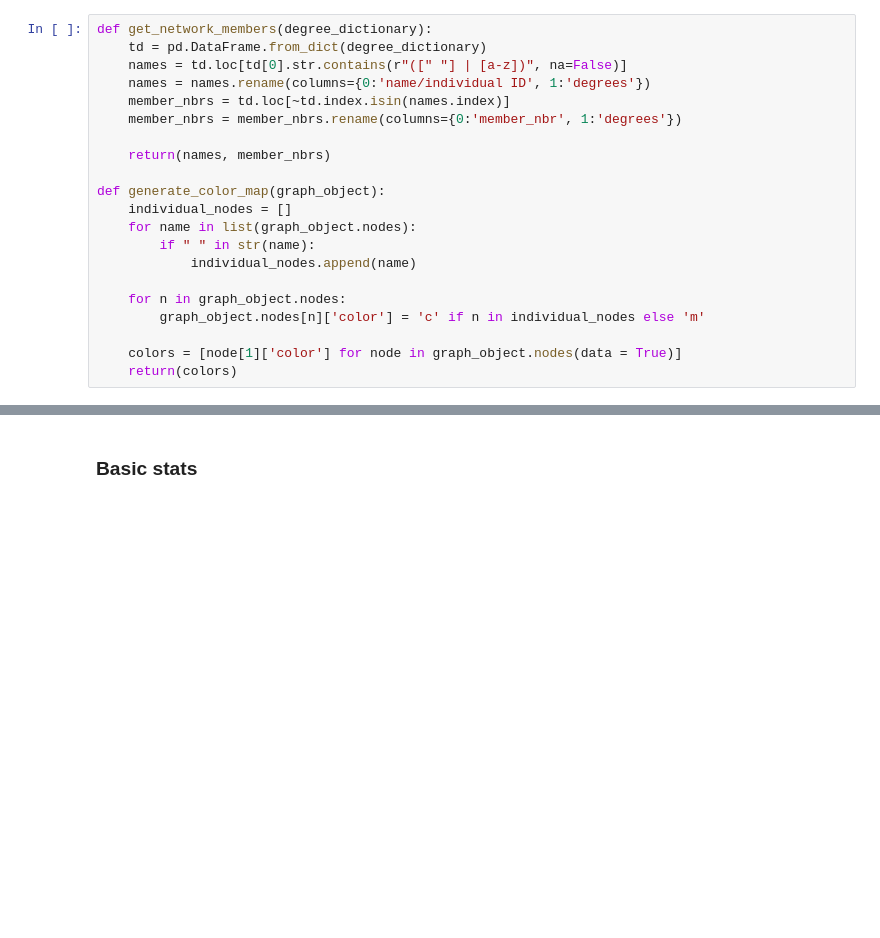
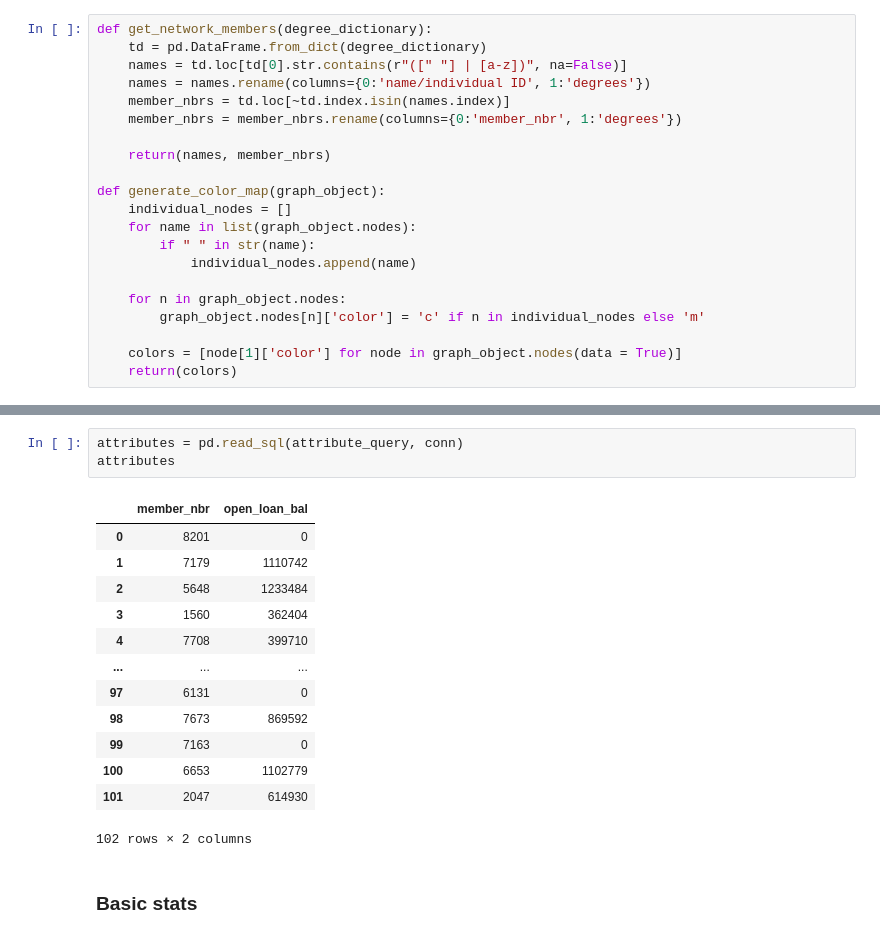
Before and after one commit to w-schw/CU-member-networks, a Jupyter notebook: Member network development.ipynb, the cells around one changed output, grey strips where cells are left out. Cells and saved outputs as stored; diff of their text form; blank space fills up the shorter version.

```diff
--- a/Member network development.ipynb
+++ b/Member network development.ipynb
@@ -80,3 +91,20 @@ d
+# %%
+attributes = pd.read_sql(attribute_query, conn)
+attributes
+# %% [output]
+|  | member_nbr | open_loan_bal |
+| 0 | 8201 | 0 |
+| 1 | 7179 | 1110742 |
+| 2 | 5648 | 1233484 |
+| 3 | 1560 | 362404 |
+| 4 | 7708 | 399710 |
+| ... | ... | ... |
+| 97 | 6131 | 0 |
+| 98 | 7673 | 869592 |
+| 99 | 7163 | 0 |
+| 100 | 6653 | 1102779 |
+| 101 | 2047 | 614930 |
+102 rows × 2 columns
 # %% [markdown]
 ### Basic stats
 # %%
```
Also changed, not shown: parts of 14 cells of this notebook.
